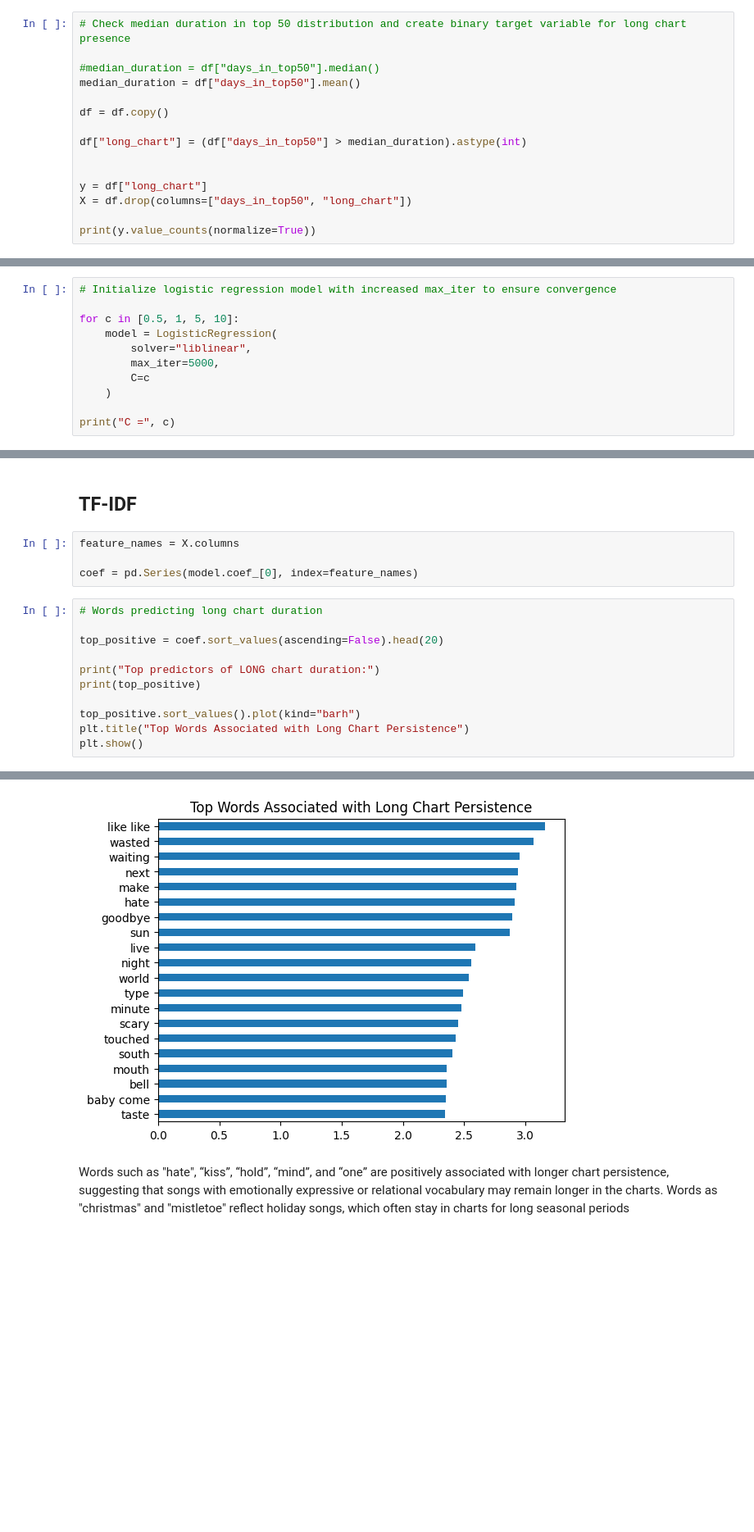
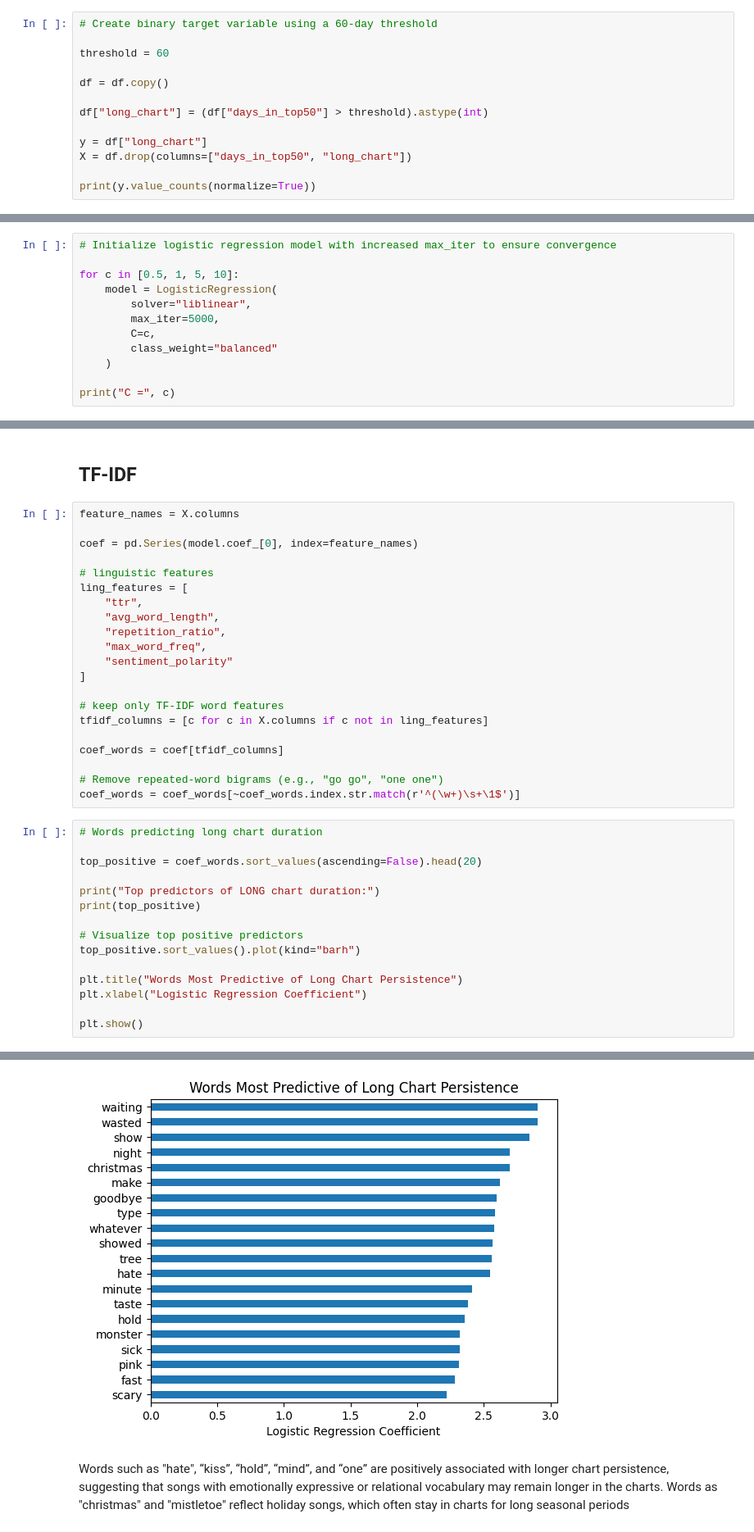
Before and after one commit to Manzife/Text-Mining, a Jupyter notebook: prediction_model.ipynb, the cells around one changed output, grey strips where cells are left out. Shown at 82% size. Drawn from its saved outputs; the diff is of its cells as text; blank space fills up the shorter version.

```diff
--- a/prediction_model.ipynb
+++ b/prediction_model.ipynb
@@ -26,13 +45,11 @@ print(avg)
 # %%
-# Check median duration in top 50 distribution and create binary target variable for long chart presence
+# Create binary target variable using a 60-day threshold
 
-#median_duration = df["days_in_top50"].median()
-median_duration = df["days_in_top50"].mean()
+threshold = 60
 
 df = df.copy()
 
-df["long_chart"] = (df["days_in_top50"] > median_duration).astype(int)
-
+df["long_chart"] = (df["days_in_top50"] > threshold).astype(int)
 
 y = df["long_chart"]
 X = df.drop(columns=["days_in_top50", "long_chart"])
@@ -82,7 +99,8 @@ for c in [0.5, 1, 5, 10]:
     model = LogisticRegression(
         solver="liblinear",
         max_iter=5000,
-        C=c
+        C=c,
+        class_weight="balanced"
     )
 
 print("C =", c)
@@ -143,16 +162,37 @@ Test ROC-AUC: 0.6009250474383302
 feature_names = X.columns
 
 coef = pd.Series(model.coef_[0], index=feature_names)
+
+# linguistic features
+ling_features = [
+    "ttr",
+    "avg_word_length",
+    "repetition_ratio",
+    "max_word_freq",
+    "sentiment_polarity"
+]
+
+# keep only TF-IDF word features
+tfidf_columns = [c for c in X.columns if c not in ling_features]
+
+coef_words = coef[tfidf_columns]
+
+# Remove repeated-word bigrams (e.g., "go go", "one one")
+coef_words = coef_words[~coef_words.index.str.match(r'^(\w+)\s+\1$')]
 # %%
 # Words predicting long chart duration
 
-top_positive = coef.sort_values(ascending=False).head(20)
+top_positive = coef_words.sort_values(ascending=False).head(20)
 
 print("Top predictors of LONG chart duration:")
 print(top_positive)
 
+# Visualize top positive predictors
 top_positive.sort_values().plot(kind="barh")
-plt.title("Top Words Associated with Long Chart Persistence")
+
+plt.title("Words Most Predictive of Long Chart Persistence")
+plt.xlabel("Logistic Regression Coefficient")
+
 plt.show()
 # %% [output]
 Top predictors of LONG chart duration:
@@ -174,5 +214,5 @@ taste        2.345937
 dtype: float64
-[figure, old version]
+[figure, new version]
 # %% [markdown]
 Words such as "hate", “kiss”, “hold”, “mind”, and “one” are positively associated with longer chart persistence, suggesting that songs with emotionally expressive or relational vocabulary may remain longer in the charts.
 Words as "christmas" and "mistletoe" reflect holiday songs, which often stay in charts for long seasonal periods
```
Also changed, not shown: parts of 16 cells of this notebook, 5 other files.
